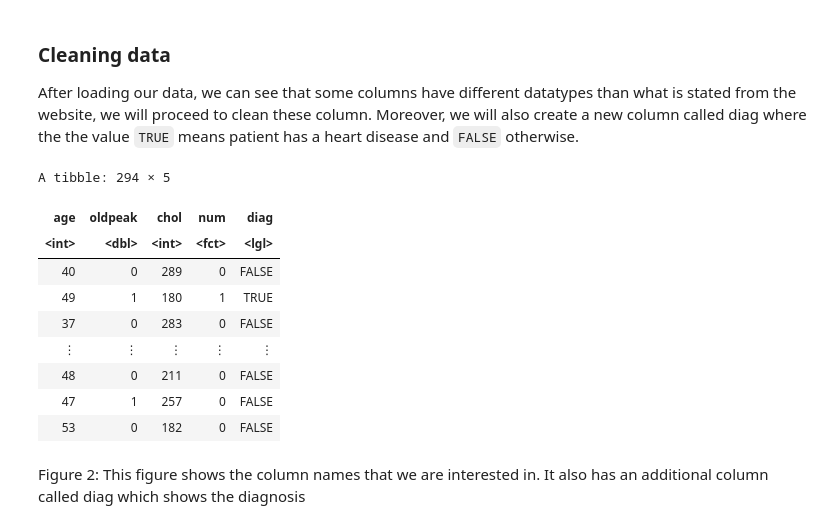
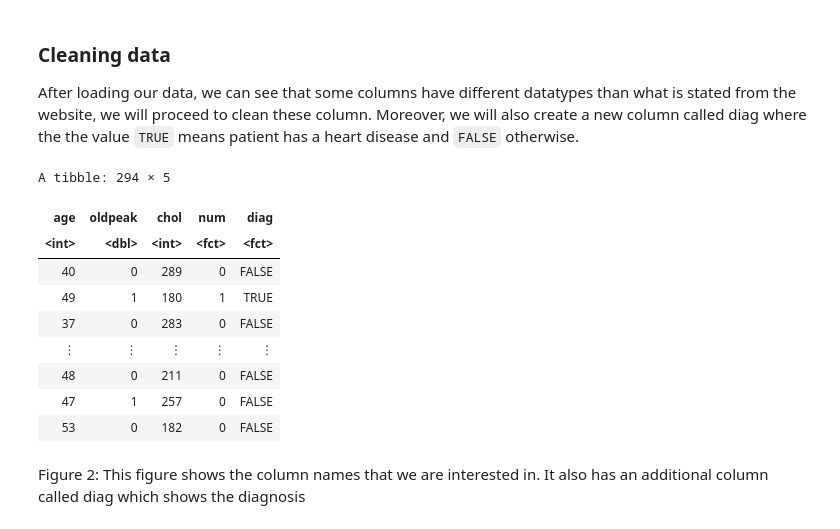
Before and after one commit to BrianAnakPintar/DSCI100-HeartDisease, a Jupyter notebook: Final-report.ipynb, the cells around one changed output. Saved outputs shown, nothing was run; the diff lists cells and outputs as text; code cells hidden in the pictures.

```diff
--- a/Final-report.ipynb
+++ b/Final-report.ipynb
@@ -75,14 +74,14 @@ After loading our data, we can see that some columns have different datatypes th
 # %%
 heart_data <- heart_all_data |>
               select(age, oldpeak, chol, num) |>
-              mutate(diag = case_when(num>=1 ~ TRUE,
-                                    TRUE ~ FALSE)) |>
+              mutate(diag = as.factor(case_when(num>=1 ~ TRUE,
+                                    TRUE ~ FALSE))) |>
               mutate(age = as.integer(age), oldpeak = as.double(oldpeak), chol = as.integer(chol), num = as.factor(num))
 heart_data
 # %% [output]
 A tibble: 294 × 5
 | age | oldpeak | chol | num | diag |
-| <int> | <dbl> | <int> | <fct> | <lgl> |
+| <int> | <dbl> | <int> | <fct> | <fct> |
 | 40 | 0 | 289 | 0 | FALSE |
 | 49 | 1 | 180 | 1 | TRUE |
 | 37 | 0 | 283 | 0 | FALSE |
```
Also changed, not shown: parts of 13 cells of this notebook, 1 other file.
